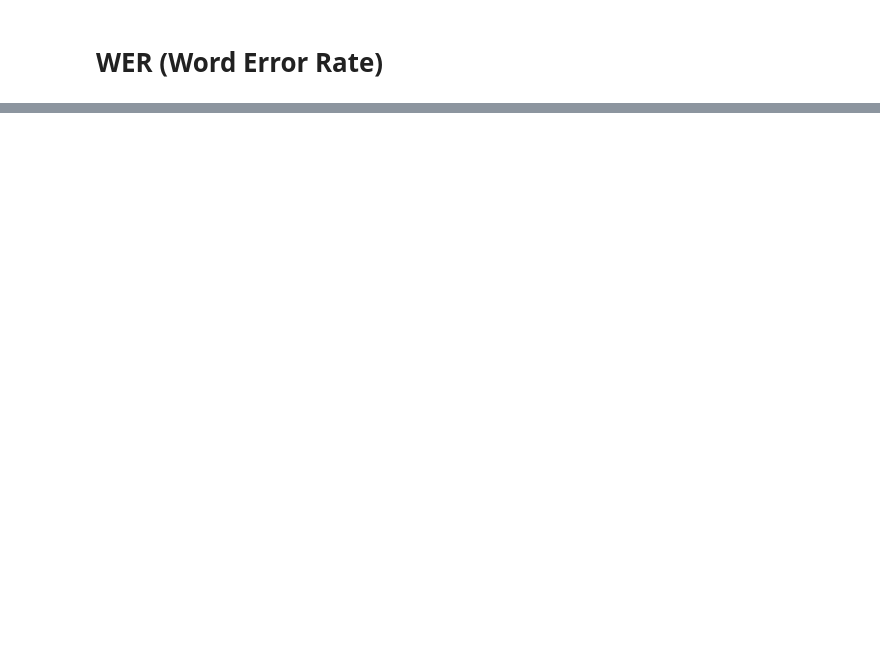
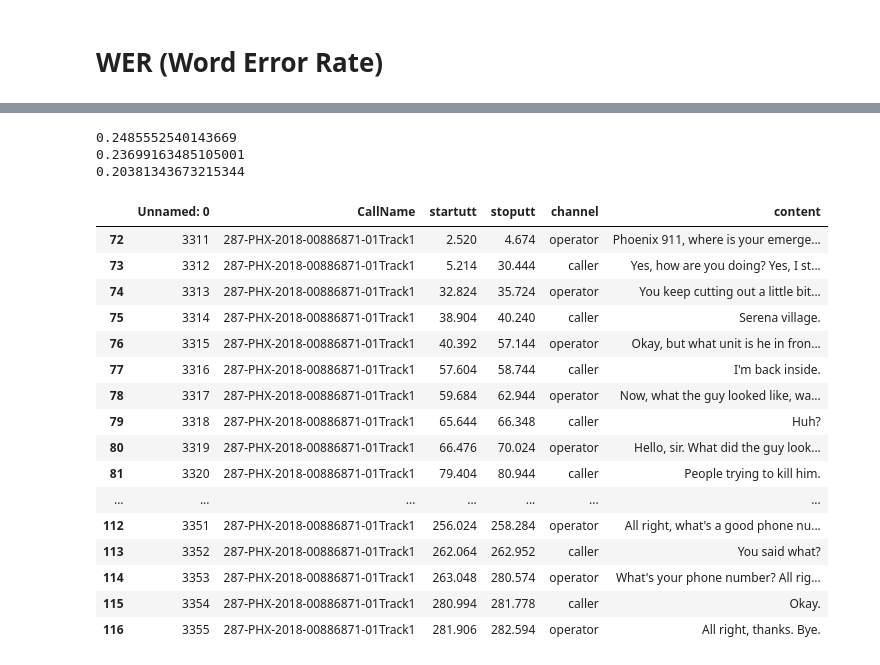
Before and after one commit to Osmosiun/911-Call-Analysis, a Jupyter notebook: Jupyter Notebooks/Speech_Metrics_Calculation.ipynb, the cells around one changed output, grey strips where cells are left out. Saved outputs shown, nothing was run; the diff lists cells and outputs as text; code cells hidden in the pictures; blank space fills up the shorter version.

Commit message:
metrics calculation added

```diff
--- a/Jupyter Notebooks/Speech_Metrics_Calculation.ipynb
+++ b/Jupyter Notebooks/Speech_Metrics_Calculation.ipynb
@@ -117,0 +59,43 @@ gfor score in wer_score:
+# %%
+def create_annotation(cur_df):
+
+    annotation = Annotation()
+
+    for index, row in cur_df.iterrows():
+        annotation[Segment(float(row["startutt"]), float(row["stoputt"]))] = row["channel"]
+    return annotation
+# %%
+ders = []
+jers = []
+detection_error_rates = []
+for call in unique_calls:
+   print(f"Call Name: {call}")
+   cur_ref = ref[ref['CallName'] == call]
+   cur_hyp = hyp[hyp['CallName'] == call]
+
+   # Convert segments to pyannote.core.Annotation format
+   reference = create_annotation(cur_ref)
+   hypothesis = create_annotation(cur_hyp)
+
+
+   # Diarization Error Rate (DER)
+   der = DiarizationErrorRate()
+   der_value = der(reference, hypothesis)
+   ders.append(der_value)
+   print(f'Diarization Error Rate (DER): {der_value:.4f}')
+
+   # Jaccard Error Rate (JER)
+   jer = JaccardErrorRate()
+   jer_value = jer(reference, hypothesis)
+   jers.append(jer_value)
+   print(f'Jaccard Error Rate (JER): {jer_value:.4f}')
+
+   # # False Alarm Rate and Missed Speech Rate
+   # # We need to extract the timelines (support) from the reference and hypothesis annotations
+
+   # Detection Error Rate metric calculates false alarm, missed detection, and overall detection error rate.
+   detection_error_rate = DetectionErrorRate()
+   detection_result = detection_error_rate(reference, hypothesis)
+   detection_error_rates.append(detection_result)
+   print(f'Detection Error Rate (JER): {detection_result:.4f}')
+   print()
@@ -117,0 +112,30 @@ gfor score in wer_score:
+# %%
+print(f"{sum(ders)/len(ders)}")
+
+print(f"{sum(jers)/len(jers)}")
+
+print(f"{sum(detection_error_rates)/len(detection_error_rates)}")
+# %% [output]
+0.2485552540143669
+0.23699163485105001
+0.20381343673215344
+# %%
+cur_hyp
+# %% [output]
+|  | Unnamed: 0 | CallName | startutt | stoputt | channel | content |
+| 72 | 3311 | 287-PHX-2018-00886871-01Track1 | 2.520 | 4.674 | operator | Phoenix 911, where is your emerge... |
+| 73 | 3312 | 287-PHX-2018-00886871-01Track1 | 5.214 | 30.444 | caller | Yes, how are you doing? Yes, I st... |
+| 74 | 3313 | 287-PHX-2018-00886871-01Track1 | 32.824 | 35.724 | operator | You keep cutting out a little bit... |
+| 75 | 3314 | 287-PHX-2018-00886871-01Track1 | 38.904 | 40.240 | caller | Serena village. |
+| 76 | 3315 | 287-PHX-2018-00886871-01Track1 | 40.392 | 57.144 | operator | Okay, but what unit is he in fron... |
+| 77 | 3316 | 287-PHX-2018-00886871-01Track1 | 57.604 | 58.744 | caller | I'm back inside. |
+| 78 | 3317 | 287-PHX-2018-00886871-01Track1 | 59.684 | 62.944 | operator | Now, what the guy looked like, wa... |
+| 79 | 3318 | 287-PHX-2018-00886871-01Track1 | 65.644 | 66.348 | caller | Huh? |
+| 80 | 3319 | 287-PHX-2018-00886871-01Track1 | 66.476 | 70.024 | operator | Hello, sir. What did the guy look... |
+| 81 | 3320 | 287-PHX-2018-00886871-01Track1 | 79.404 | 80.944 | caller | People trying to kill him. |
+| ... | ... | ... | ... | ... | ... | ... |
+| 112 | 3351 | 287-PHX-2018-00886871-01Track1 | 256.024 | 258.284 | operator | All right, what's a good phone nu... |
+| 113 | 3352 | 287-PHX-2018-00886871-01Track1 | 262.064 | 262.952 | caller | You said what? |
+| 114 | 3353 | 287-PHX-2018-00886871-01Track1 | 263.048 | 280.574 | operator | What's your phone number? All rig... |
+| 115 | 3354 | 287-PHX-2018-00886871-01Track1 | 280.994 | 281.778 | caller | Okay. |
+| 116 | 3355 | 287-PHX-2018-00886871-01Track1 | 281.906 | 282.594 | operator | All right, thanks. Bye. |
```
Also changed, not shown: parts of 10 cells of this notebook, 2 other files.
